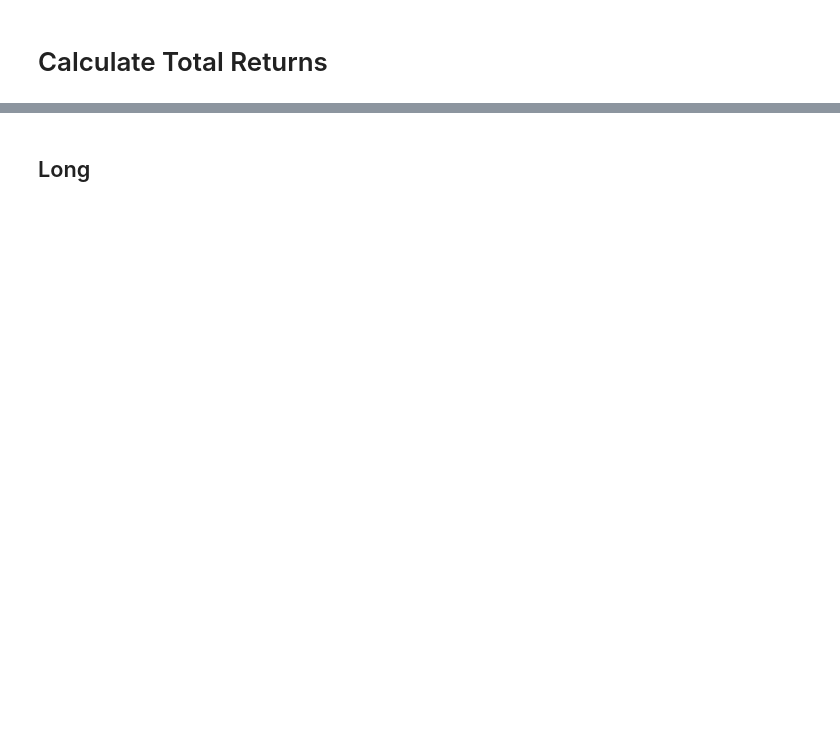
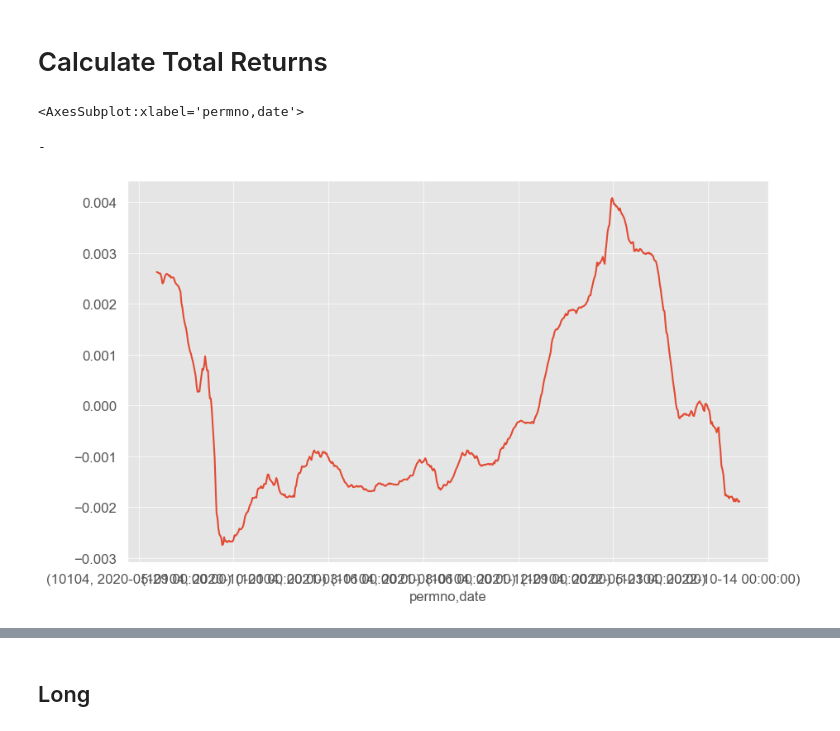
Before and after one commit to jfan1256/algofacto, a Jupyter notebook: strategy/strategy_ml.ipynb, the cells around one changed output, grey strips where cells are left out. Saved outputs shown, nothing was run; the diff lists cells and outputs as text; code cells hidden in the pictures; blank space fills up the shorter version.

```diff
--- a/strategy/strategy_ml.ipynb
+++ b/strategy/strategy_ml.ipynb
@@ -330,7 +335,7 @@ def split(split):
     plt.tight_layout()
     plt.show()
 # %%
-def hrp(returns):
+def hrp(returns, stocks, date):
     def correl_dist(corr):
         # A distance matrix based on correlation, where 0<=d[i,j]<=1
         # This is a proper distance metric
@@ -389,18 +394,18 @@ def hrp(returns):
     hrp = get_rec_bipart(cov, sortIx)
     return hrp.sort_index().values
 
-def ivp(returns):
+def ivp(returns, stocks, date):
     # Compute the inverse-variance portfolio
     cov = returns.cov()
     ivp = 1. / np.diag(cov)
     ivp /= ivp.sum()
     return ivp
 
-def ewp(returns):
+def ewp(returns, stocks, date):
     weight = 1/len(returns.columns)
     return np.full(len(returns.columns), weight)
 
-def mvp(returns):
+def mvp(returns, stocks, date):
     cov = returns.cov()
     cov = cov.T.values
     n = len(cov)
@@ -585,7 +656,7 @@ def sharpe_backtest(data, num_stocks):
 # %% [markdown]
 # Read in Results
 # %%
-trial = 'lightGBM_trial_74'
+trial = 'lightGBM_trial_76'
 # trial = 'catboost_trial_1'
 files = read_result(trial, 'metrics')
 # %% [output]
@@ -660,17 +728,17 @@ split(best_model_params['split'])
 # %%
-# Retrieves the indices from the top 5 best performing backtest strategies
-max_sharpe_idxs = sorted(keep, key=keep.get, reverse=True)[:5]
-collect = []
-for idx in max_sharpe_idxs:
-    print(f'Best Sharpe Idx: {idx}')
-    best_model_params = get_max_ic_file(files.iloc[idx], trial)
-    merged = price(best_model_params, dir_path, iteration=False, plot=False)
-    collect.append(merged['predictions'])
-total = pd.concat(collect, axis=1)
-total['mean_predictions'] = total.mean(axis=1)
-merged['predictions'] = total['mean_predictions']
-# Calculate IC
-by_day = merged.groupby(level='date')
-ic_by_day = by_day.apply(lambda x: spearmanr(x.predictions, x.returns)[0]).to_frame('combined')
-# Save Plot
-plot_ensemble(merged, ic_by_day)
+# # Retrieves the indices from the top 5 best performing backtest strategies
+# max_sharpe_idxs = sorted(keep, key=keep.get, reverse=True)[:5]
+# collect = []
+# for idx in max_sharpe_idxs:
+#     print(f'Best Sharpe Idx: {idx}')
+#     best_model_params = get_max_ic_file(files.iloc[idx], trial)
+#     merged = price(best_model_params, dir_path, iteration=False, plot=False)
+#     collect.append(merged['predictions'])
+# total = pd.concat(collect, axis=1)
+# total['mean_predictions'] = total.mean(axis=1)
+# merged['predictions'] = total['mean_predictions']
+# # Calculate IC
+# by_day = merged.groupby(level='date')
+# ic_by_day = by_day.apply(lambda x: spearmanr(x.predictions, x.returns)[0]).to_frame('combined')
+# # Save Plot
+# plot_ensemble(merged, ic_by_day)
@@ -693,2 +796,8 @@ pred_return = backtest(tic, num_stocks=100)
 # %% [markdown]
 # Calculate Total Returns
+# %%
+get_stock_data(merged, 10104).predictions.rolling(120).mean().plot()
+# %% [output]
+<AxesSubplot:xlabel='permno,date'>
+-
+[figure, added]
```
Also changed, not shown: parts of 20 cells of this notebook, 2 other files.
